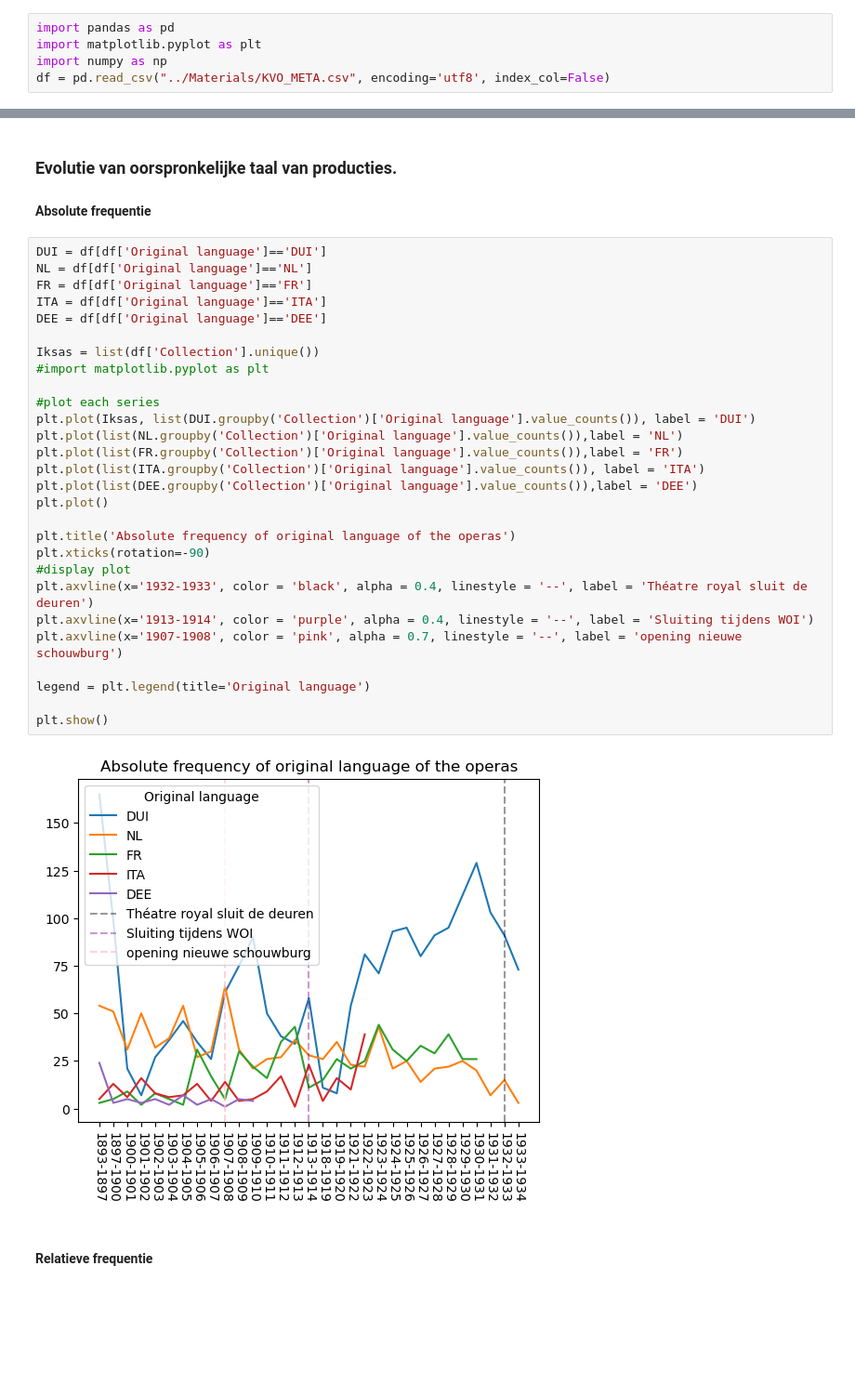
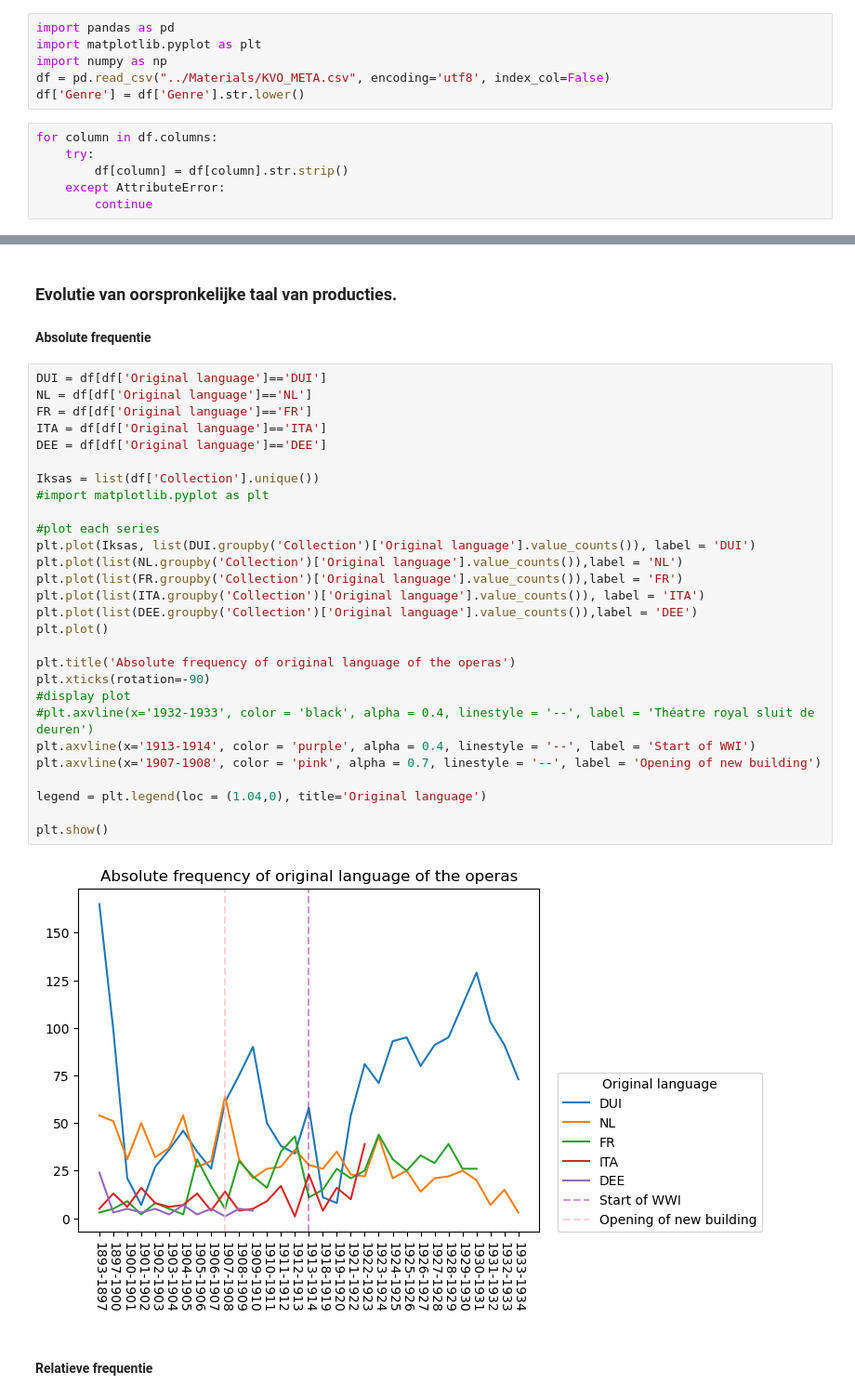
Before and after one commit to MonaDT/OPERA, a Jupyter notebook: notebooks/Data_exploration.ipynb, the cells around one changed output, grey strips where cells are left out. Shown at 93% size. Saved outputs shown, nothing was run; the diff lists cells and outputs as text; blank space fills up the shorter version.

```diff
--- a/notebooks/Data_exploration.ipynb
+++ b/notebooks/Data_exploration.ipynb
@@ -7,6 +7,13 @@ import pandas as pd
 import matplotlib.pyplot as plt
 import numpy as np
 df = pd.read_csv("../Materials/KVO_META.csv", encoding='utf8', index_col=False)
+df['Genre'] = df['Genre'].str.lower()
+# %%
+for column in df.columns:
+    try:
+        df[column] = df[column].str.strip()
+    except AttributeError:
+        continue
 # %% [markdown]
 ## Frequenties
 # %%
@@ -67,33 +95,33 @@ df['Composer'].value_counts().head(10).plot.bar();
 # %%
 DUI = df[df['Original language']=='DUI']
 NL = df[df['Original language']=='NL']
 FR = df[df['Original language']=='FR']
 ITA = df[df['Original language']=='ITA']
 DEE = df[df['Original language']=='DEE']
 
 Iksas = list(df['Collection'].unique())
 #import matplotlib.pyplot as plt
 
 #plot each series
 plt.plot(Iksas, list(DUI.groupby('Collection')['Original language'].value_counts()), label = 'DUI')
 plt.plot(list(NL.groupby('Collection')['Original language'].value_counts()),label = 'NL')
 plt.plot(list(FR.groupby('Collection')['Original language'].value_counts()),label = 'FR')
 plt.plot(list(ITA.groupby('Collection')['Original language'].value_counts()), label = 'ITA')
 plt.plot(list(DEE.groupby('Collection')['Original language'].value_counts()),label = 'DEE')
 plt.plot()
 
 plt.title('Absolute frequency of original language of the operas')
 plt.xticks(rotation=-90)
 #display plot
-plt.axvline(x='1932-1933', color = 'black', alpha = 0.4, linestyle = '--', label = 'Théatre royal sluit de deuren')
-plt.axvline(x='1913-1914', color = 'purple', alpha = 0.4, linestyle = '--', label = 'Sluiting tijdens WOI')
-plt.axvline(x='1907-1908', color = 'pink', alpha = 0.7, linestyle = '--', label = 'opening nieuwe schouwburg')
+#plt.axvline(x='1932-1933', color = 'black', alpha = 0.4, linestyle = '--', label = 'Théatre royal sluit de deuren')
+plt.axvline(x='1913-1914', color = 'purple', alpha = 0.4, linestyle = '--', label = 'Start of WWI')
+plt.axvline(x='1907-1908', color = 'pink', alpha = 0.7, linestyle = '--', label = 'Opening of new building')
 
-legend = plt.legend(title='Original language')
+legend = plt.legend(loc = (1.04,0), title='Original language')
 
 plt.show()
 # %% [output]
-[figure, old version]
+[figure, new version]
 # %% [markdown]
 #### Relatieve frequentie
 # %%
```
Also changed, not shown: parts of 25 cells of this notebook, 6 other files.
